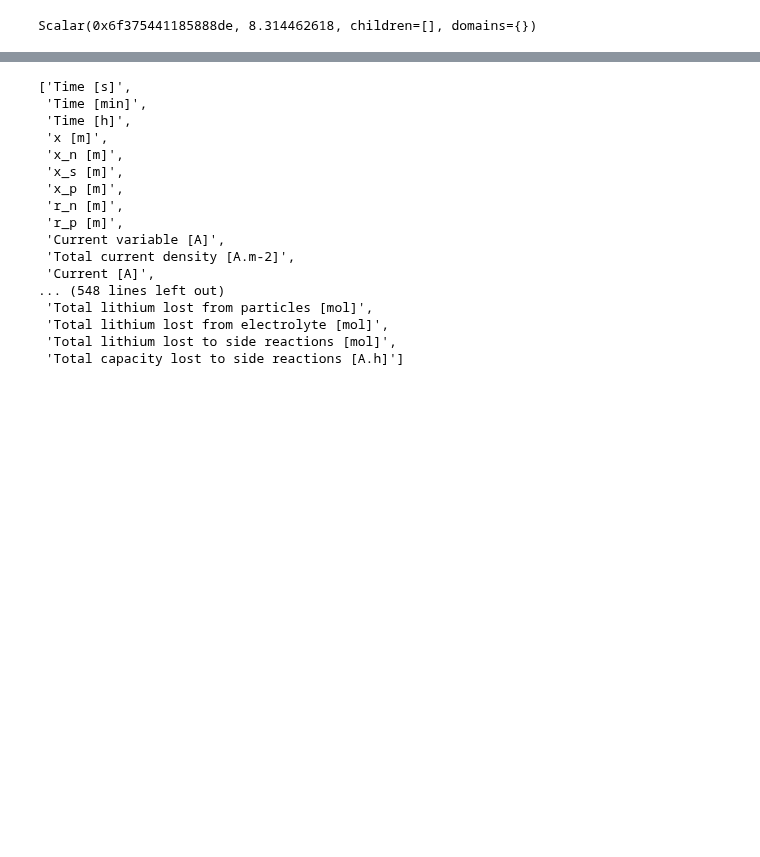
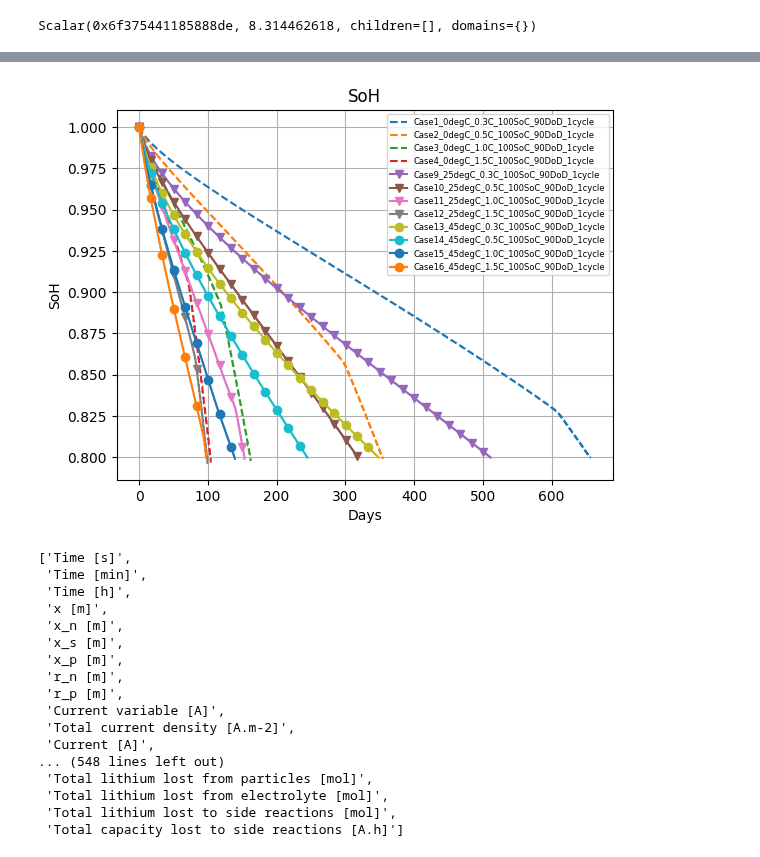
Before and after one commit to ganmadche/PyBaMMlocal, a Jupyter notebook: wip/ageingstudies.ipynb, the cells around one changed output, grey strips where cells are left out. Cells and saved outputs as stored; diff of their text form; code cells hidden in the pictures; blank space fills up the shorter version.

```diff
--- a/wip/ageingstudies.ipynb
+++ b/wip/ageingstudies.ipynb
@@ -9,8 +9,8 @@ from pybamm import Scalar
 
 current_directory = os.getcwd()
 
-parameter_values = pybamm.ParameterValues("Chen2020") #
-options = {"thermal": "lumped","lithium plating": "irreversible","SEI":"ec reaction limited", "SEI film resistance":"average", "SEI porosity change": "true","loss of active material": "stress-driven","particle mechanics":"swelling only"}
+parameter_values = pybamm.ParameterValues("Chen2020") # "lithium plating": "irreversible",
+options = {"thermal": "lumped","SEI":"ec reaction limited", "SEI film resistance":"average", "SEI porosity change": "true","loss of active material": "stress-driven","particle mechanics":"swelling only"}
 parameter_values = pybamm.ParameterValues("Chen2020")
 model = pybamm.lithium_ion.SPM(options=options)
 # %%
@@ -281,7 +295,7 @@ for n in range(len(df)):
     df2 = pd.DataFrame(df2)
     df2["Days"] =cycle1/(steps_total*cycles_per_day)
     df2["Capacity Retention"] = Q1/Q1[0]
-    #df2.to_csv(f"{current_directory}/ageingresults/Case{simcase}_{tempC_case}degC_{crate}C_{soc_case*100}SoC_{dod_case*100}DoD_{cycles_per_day}cycle.csv")
+    df2.to_csv(f"{current_directory}/ageingresults/Case{simcase}_{tempC_case}degC_{crate}C_{soc_case*100}SoC_{dod_case*100}DoD_{cycles_per_day}cycle.csv")
 
     plt.plot(cycle1/(steps_total*cycles_per_day)/days_per_year,Q1/Q1[0],"--", label =f"Case{simcase}_{tempC_case}degC_{crate}C_{int(soc_case*100)}SoC_{int(dod_case*100)}DoD_{cycles_per_day}cycle")
     plt.legend(fontsize=6)
@@ -314,31 +328,45 @@ Took 169.862 ms
 # %%
 df3 = pd.read_csv(f"{current_directory}/ageingresults/Cases_for_ageing.csv")
 cycles_per_day =1
-for n in  [0,1,2,6,7,8,15, 16,17]: #range(5): #
+for n in  [0,1,2,3]: #range(5): #
     tempC_case = df3["Temperature"][n]
     simcase = df3["Case"][n]
     dod_case = df3["DoD"][n]*0.01
     soc_case = df3["SoC"][n]*0.01
     crate = df3["C_rate"][n]
     df4 = pd.read_csv(f"{current_directory}/ageingresults/Case{simcase}_{tempC_case}degC_{crate}C_{soc_case*100}SoC_{dod_case*100}DoD_{cycles_per_day}cycle.csv")
     plt.plot(df4["Days"], df4["Capacity Retention"],"--", label =f"Case{simcase}_{tempC_case}degC_{crate}C_{int(soc_case*100)}SoC_{int(dod_case*100)}DoD_{cycles_per_day}cycle")
 
-df31 = pd.read_csv(f"{current_directory}/ageingresults/Cases_for_ageing2.csv")
-for n in range(5):
+df32 = pd.read_csv(f"{current_directory}/ageingresults/Cases_for_ageing.csv")
+for n in [8,9,10,11]:
+    tempC_case = df32["Temperature"][n]
+    simcase = df32["Case"][n]
+    dod_case = df32["DoD"][n]*0.01
+    soc_case = df32["SoC"][n]*0.01
+    crate = df32["C_rate"][n]
+    df4 = pd.read_csv(f"{current_directory}/ageingresults/Case{simcase}_{tempC_case}degC_{crate}C_{soc_case*100}SoC_{dod_case*100}DoD_{cycles_per_day}cycle.csv")
+    plt.plot(df4["Days"], df4["Capacity Retention"],marker='v', markevery=50, label =f"Case{simcase}_{tempC_case}degC_{crate}C_{int(soc_case*100)}SoC_{int(dod_case*100)}DoD_{cycles_per_day}cycle")
+
+
+df31 = pd.read_csv(f"{current_directory}/ageingresults/Cases_for_ageing.csv")
+for n in [12,13,14,15]:
     tempC_case = df31["Temperature"][n]
     simcase = df31["Case"][n]
     dod_case = df31["DoD"][n]*0.01
     soc_case = df31["SoC"][n]*0.01
     crate = df31["C_rate"][n]
     df4 = pd.read_csv(f"{current_directory}/ageingresults/Case{simcase}_{tempC_case}degC_{crate}C_{soc_case*100}SoC_{dod_case*100}DoD_{cycles_per_day}cycle.csv")
-    plt.plot(df4["Days"], df4["Capacity Retention"],"--o", label =f"Case{simcase}_{tempC_case}degC_{crate}C_{int(soc_case*100)}SoC_{int(dod_case*100)}DoD_{cycles_per_day}cycle")
+    plt.plot(df4["Days"], df4["Capacity Retention"],marker='o', markevery=50, label =f"Case{simcase}_{tempC_case}degC_{crate}C_{int(soc_case*100)}SoC_{int(dod_case*100)}DoD_{cycles_per_day}cycle")
 
 plt.xlabel('Days')
-plt.ylabel('Y-axis label')
+plt.ylabel('SoH')
+#plt.xlim([0, 200])
 plt.title('SoH')
 plt.legend(fontsize=6)
 plt.grid(True)
 plt.show()
+# %% [output]
+[figure, added]
 # %%
 
 
```
Also changed, not shown: parts of 3 cells of this notebook.
